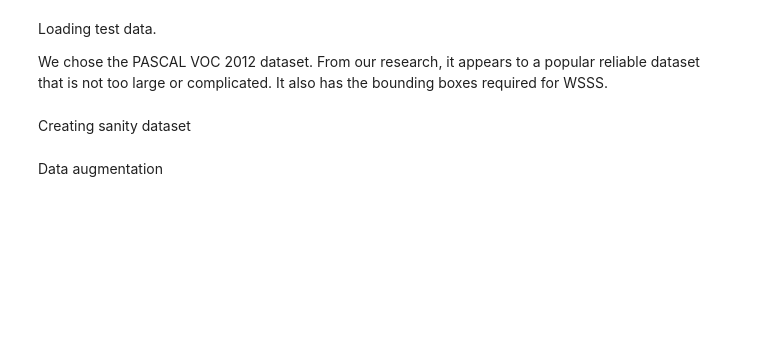
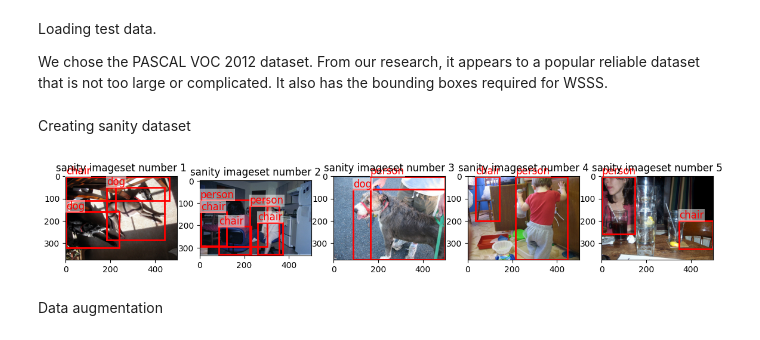
Before and after one commit to tofuuuuuuu/cs484-final-project, a Jupyter notebook: wsss.ipynb, the cells around one changed output. Saved outputs shown, nothing was run; the diff lists cells and outputs as text; code cells hidden in the pictures; blank space fills up the shorter version.

```diff
--- a/wsss.ipynb
+++ b/wsss.ipynb
@@ -24,7 +26,7 @@ Loading test data.
 We chose the PASCAL VOC 2012 dataset. From our research, it appears to a popular reliable dataset that is not too large or complicated. It also has the bounding boxes required for WSSS.
 # %%
 # SET TO FALSE WHEN DONE!
-dataset = torchvision.datasets.VOCDetection(root='./data', year='2012', image_set='trainval', download=True)
+dataset = torchvision.datasets.VOCDetection(root='./data', year='2012', image_set='train', download=False)
 NUM_CLASSES = 21
 VOC_CLASSES = [
     "background",
@@ -110,26 +112,28 @@ Creating sanity dataset
 # %%
 # imageset for overfit_net
 
 sanity_data = []
 sanity_objects = {'person', 'chair', 'dog'}
 for data in dataset:
   objects = data[1]['annotation']['object']
   obj_set = set()
   for obj in objects:
     obj_set.add(obj['name'])
-  if sanity_objects.issuperset(obj_set) and len(obj_set) >= 2:
+  if sanity_objects.issuperset(obj_set) and len(obj_set) > 1:
     sanity_data.append(data)
   if len(sanity_data) >= 16:
     break
 
 fig = plt.figure(figsize=(14,10))
 for i in range(1, 6):
   img, target = sanity_data[i-1]
 
   ax = fig.add_subplot(1,5,i)
   plt.title(f'sanity imageset number {i}')
   ax.imshow(img)
   show_bounding_box(ax, target)
+# %% [output]
+[figure, added]
 # %% [markdown]
 Data augmentation
 # %%
```
Also changed, not shown: parts of 17 cells of this notebook.
